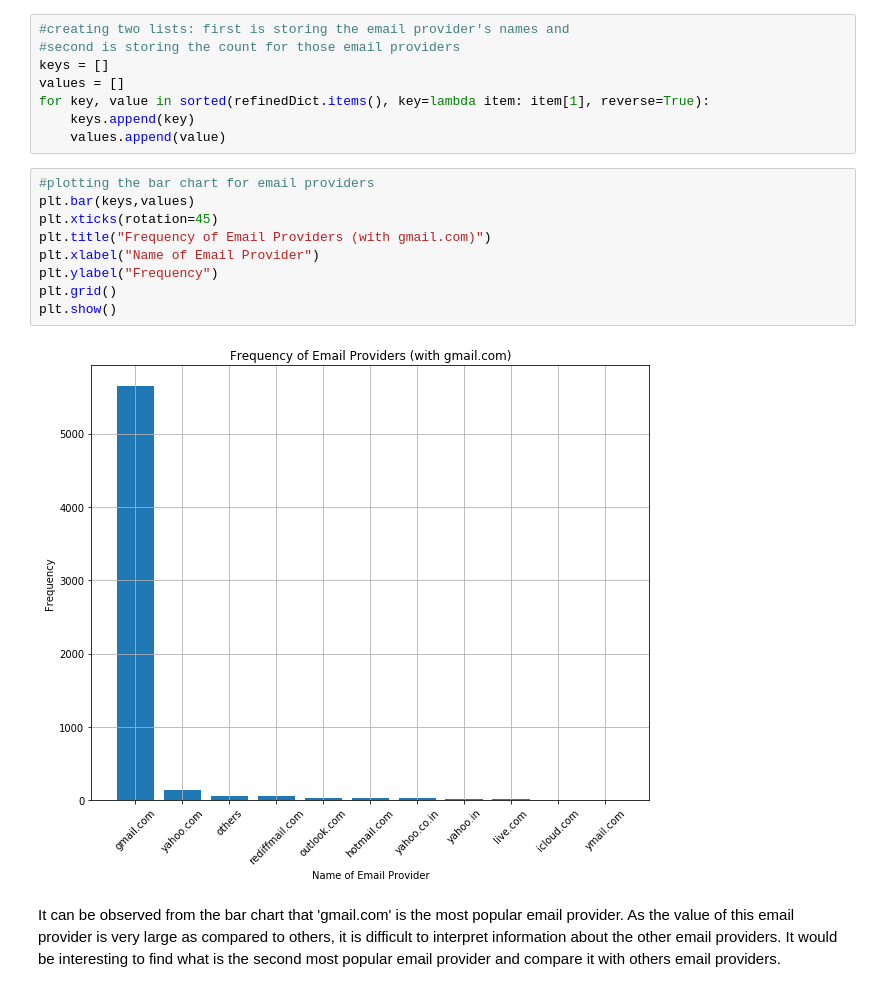
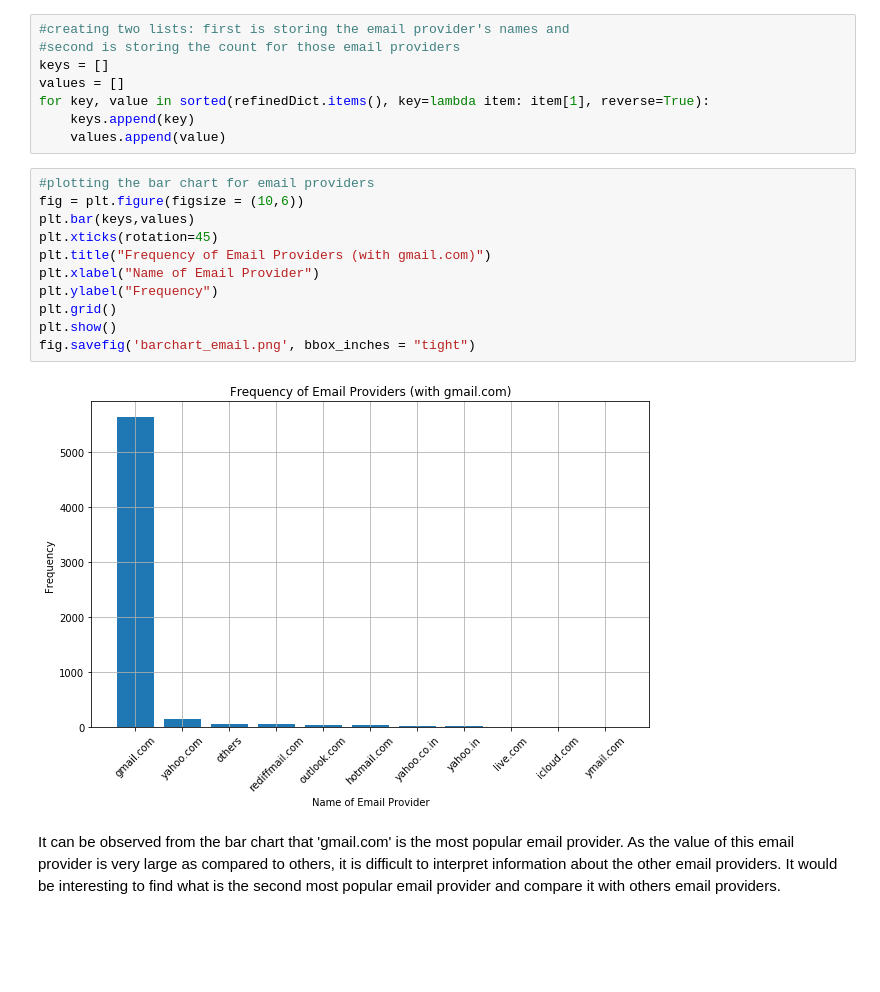
Before and after one commit to chetnakhanna16/oyewiki_ds_analysis, a Jupyter notebook: email_list_analysis.ipynb, the cells around one changed output. Cells and saved outputs as stored; diff of their text form; blank space fills up the shorter version.

Commit message:
Adding images for email analysis

```diff
--- a/email_list_analysis.ipynb
+++ b/email_list_analysis.ipynb
@@ -53,15 +53,17 @@ for key, value in sorted(refinedDict.items(), key=lambda item: item[1], reverse=
     values.append(value)
 # %%
 #plotting the bar chart for email providers
+fig = plt.figure(figsize = (10,6))
 plt.bar(keys,values)
 plt.xticks(rotation=45)
 plt.title("Frequency of Email Providers (with gmail.com)")
 plt.xlabel("Name of Email Provider")
 plt.ylabel("Frequency")
 plt.grid()
 plt.show()
+fig.savefig('barchart_email.png', bbox_inches = "tight")
 # %% [output]
-[figure, old version]
+[figure, new version]
 # %% [markdown]
 It can be observed from the bar chart that 'gmail.com' is the most popular email provider. As the value of this email provider is very large as compared to others, it is difficult to interpret information about the other email providers. It would be interesting to find what is the second most popular email provider and compare it with others email providers.
 # %%
```
Also changed, not shown: parts of 2 cells of this notebook, 3 other files.
